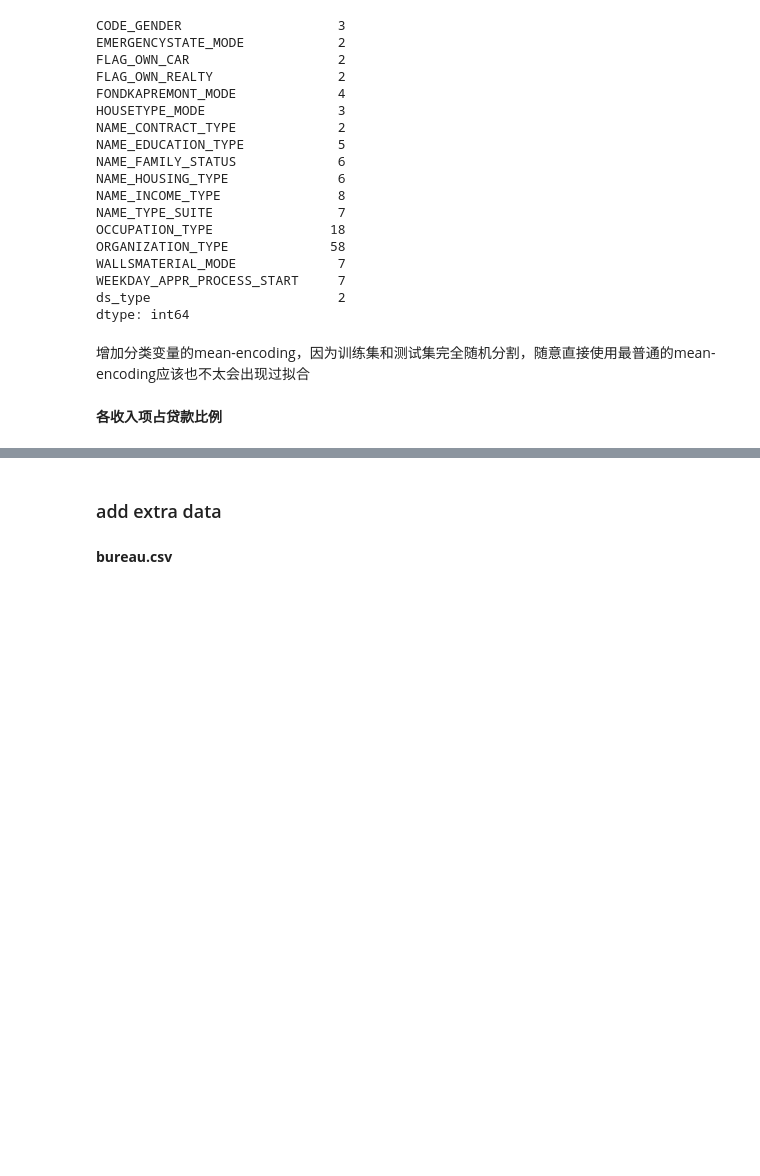
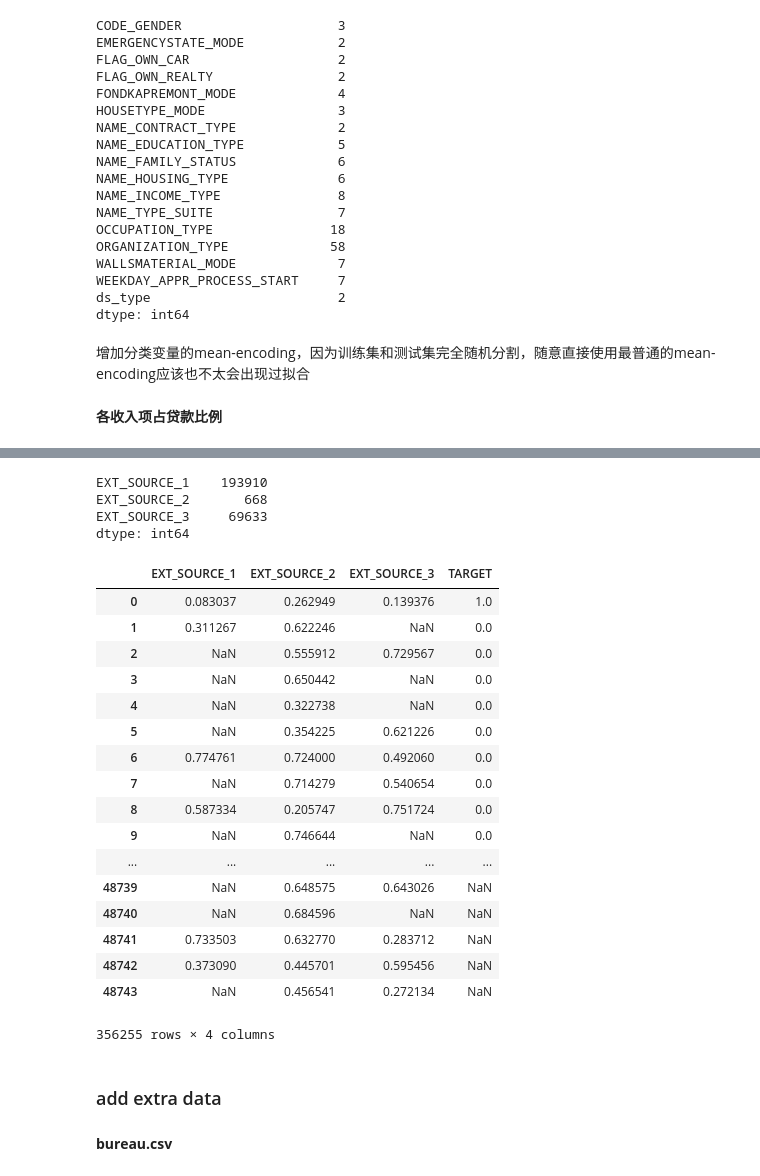
Before and after one commit to hahadsg/MyKaggle, a Jupyter notebook: competitions/home-credit-default-risk/EDA.ipynb, the cells around one changed output, grey strips where cells are left out. Saved outputs shown, nothing was run; the diff lists cells and outputs as text; code cells hidden in the pictures; blank space fills up the shorter version.

```diff
--- a/competitions/home-credit-default-risk/EDA.ipynb
+++ b/competitions/home-credit-default-risk/EDA.ipynb
@@ -168,0 +196,29 @@ full_df[new_features].describe()
+# %%
+# 空值很多
+full_df[feats].isnull().sum()
+# %% [output]
+EXT_SOURCE_1    193910
+EXT_SOURCE_2       668
+EXT_SOURCE_3     69633
+dtype: int64
+# %%
+full_df[['EXT_SOURCE_1', 'EXT_SOURCE_2', 'EXT_SOURCE_3', 'TARGET']]
+# %% [output]
+|  | EXT_SOURCE_1 | EXT_SOURCE_2 | EXT_SOURCE_3 | TARGET |
+| 0 | 0.083037 | 0.262949 | 0.139376 | 1.0 |
+| 1 | 0.311267 | 0.622246 | NaN | 0.0 |
+| 2 | NaN | 0.555912 | 0.729567 | 0.0 |
+| 3 | NaN | 0.650442 | NaN | 0.0 |
+| 4 | NaN | 0.322738 | NaN | 0.0 |
+| 5 | NaN | 0.354225 | 0.621226 | 0.0 |
+| 6 | 0.774761 | 0.724000 | 0.492060 | 0.0 |
+| 7 | NaN | 0.714279 | 0.540654 | 0.0 |
+| 8 | 0.587334 | 0.205747 | 0.751724 | 0.0 |
+| 9 | NaN | 0.746644 | NaN | 0.0 |
+| ... | ... | ... | ... | ... |
+| 48739 | NaN | 0.648575 | 0.643026 | NaN |
+| 48740 | NaN | 0.684596 | NaN | NaN |
+| 48741 | 0.733503 | 0.632770 | 0.283712 | NaN |
+| 48742 | 0.373090 | 0.445701 | 0.595456 | NaN |
+| 48743 | NaN | 0.456541 | 0.272134 | NaN |
+356255 rows × 4 columns
```
Also changed, not shown: parts of 10 cells of this notebook.
